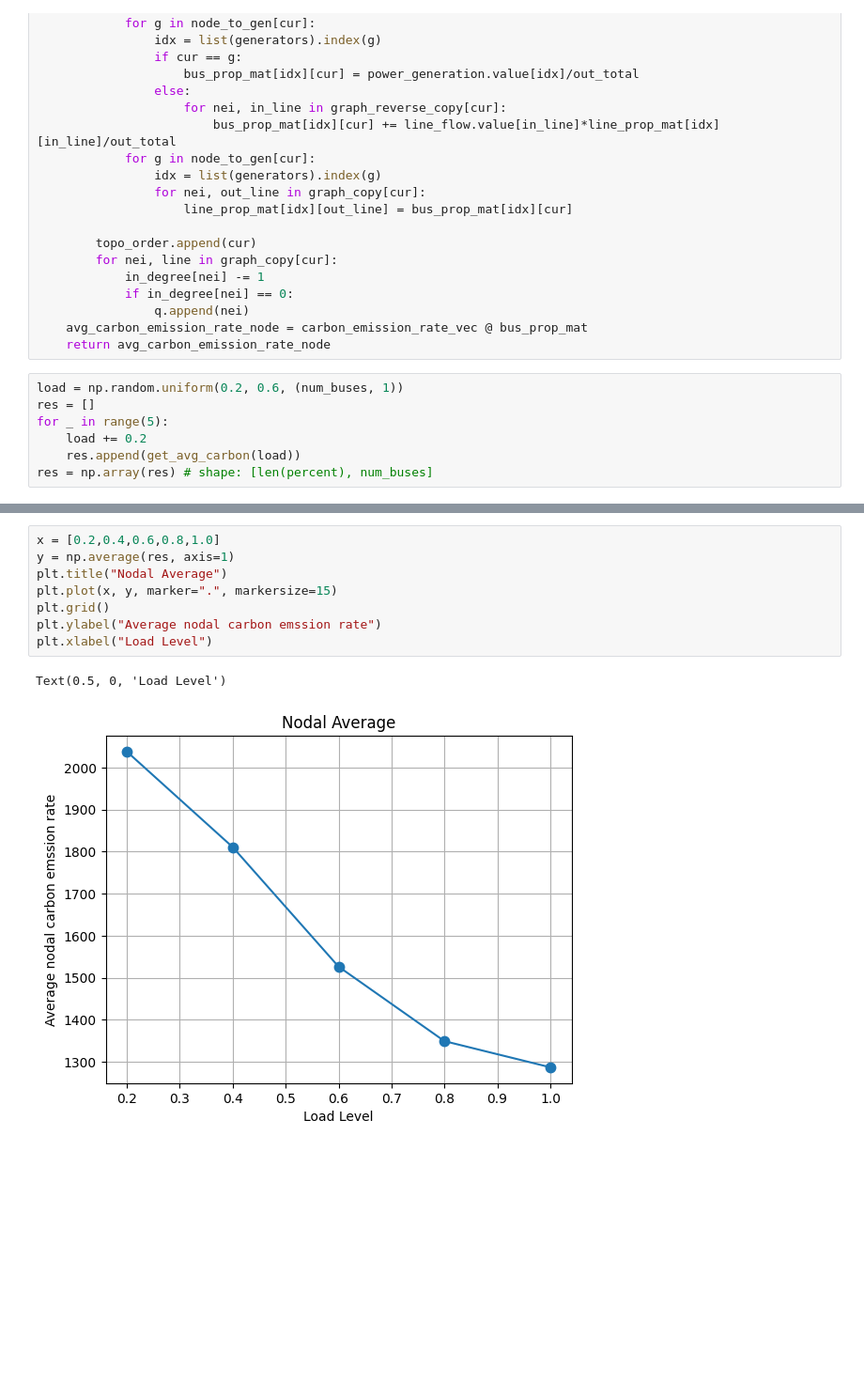
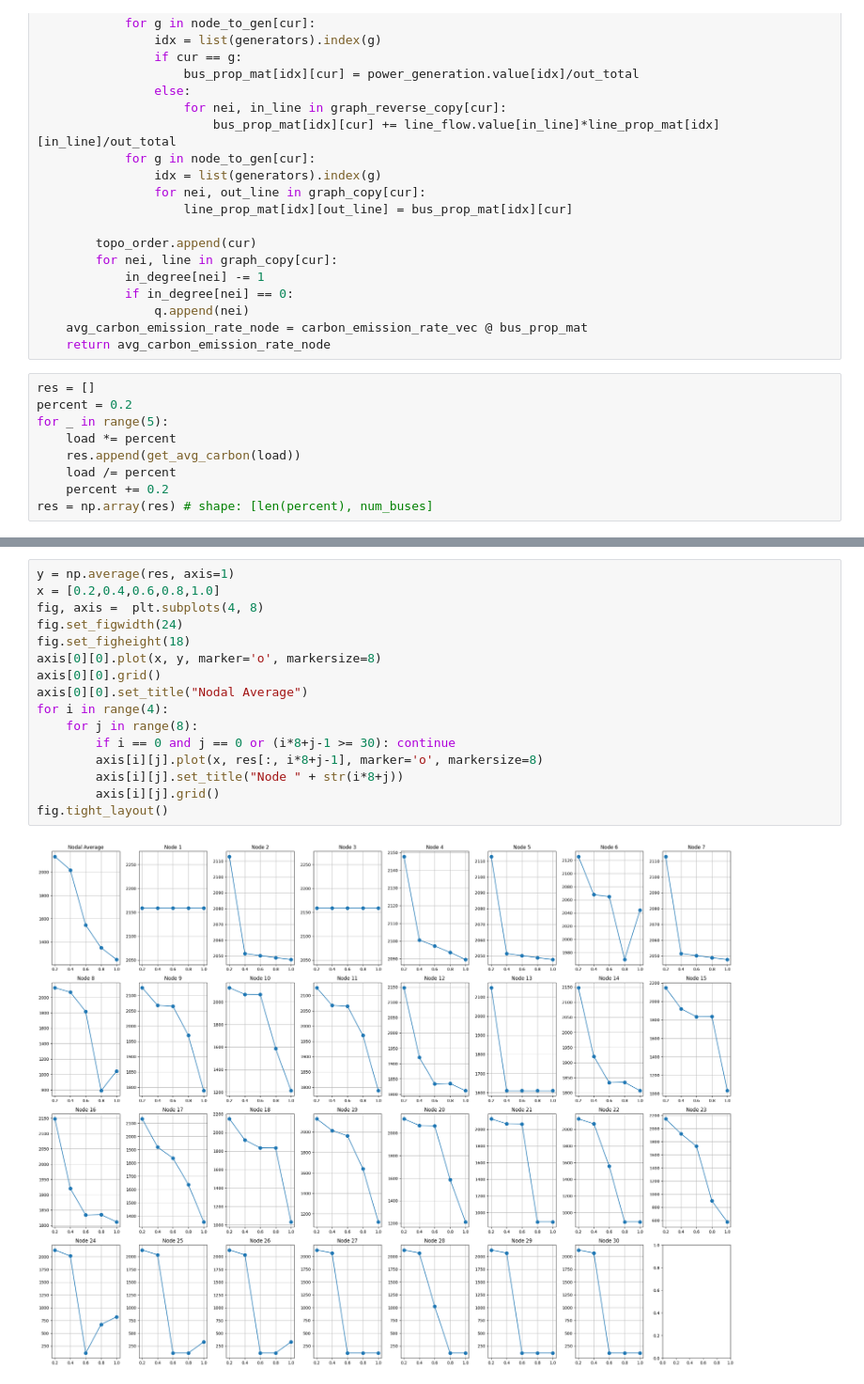
Before and after one commit to yuqing5/Carbon_Emission_Power_Grids, a Jupyter notebook: Yuqing_average_30bus.ipynb, the cells around one changed output, grey strips where cells are left out. Shown at 94% size. Cells and saved outputs as stored; diff of their text form; blank space fills up the shorter version.

```diff
--- a/Yuqing_average_30bus.ipynb
+++ b/Yuqing_average_30bus.ipynb
@@ -131,9 +131,11 @@ def get_avg_carbon(load):
     avg_carbon_emission_rate_node = carbon_emission_rate_vec @ bus_prop_mat
     return avg_carbon_emission_rate_node
 # %%
-load = np.random.uniform(0.2, 0.6, (num_buses, 1))
 res = []
+percent = 0.2
 for _ in range(5):
-    load += 0.2
+    load *= percent
     res.append(get_avg_carbon(load))
+    load /= percent
+    percent += 0.2
 res = np.array(res) # shape: [len(percent), num_buses]
@@ -162,11 +142,18 @@ for n in range(num_buses):
-# %%
-x = [0.2,0.4,0.6,0.8,1.0]
-y = np.average(res, axis=1)
-plt.title("Nodal Average")
-plt.plot(x, y, marker=".", markersize=15)
-plt.grid()
-plt.ylabel("Average nodal carbon emssion rate")
-plt.xlabel("Load Level")
-# %% [output]
-Text(0.5, 0, 'Load Level')
-[figure, removed]
+# %%
+y = np.average(res, axis=1)
+x = [0.2,0.4,0.6,0.8,1.0]
+fig, axis =  plt.subplots(4, 8)
+fig.set_figwidth(24)
+fig.set_figheight(18)
+axis[0][0].plot(x, y, marker='o', markersize=8)
+axis[0][0].grid()
+axis[0][0].set_title("Nodal Average")
+for i in range(4):
+    for j in range(8):
+        if i == 0 and j == 0 or (i*8+j-1 >= 30): continue
+        axis[i][j].plot(x, res[:, i*8+j-1], marker='o', markersize=8)
+        axis[i][j].set_title("Node " + str(i*8+j))
+        axis[i][j].grid()
+fig.tight_layout()
+# %% [output]
+[figure, added]
```
Also changed, not shown: parts of 1 cell of this notebook, 3 other files.
